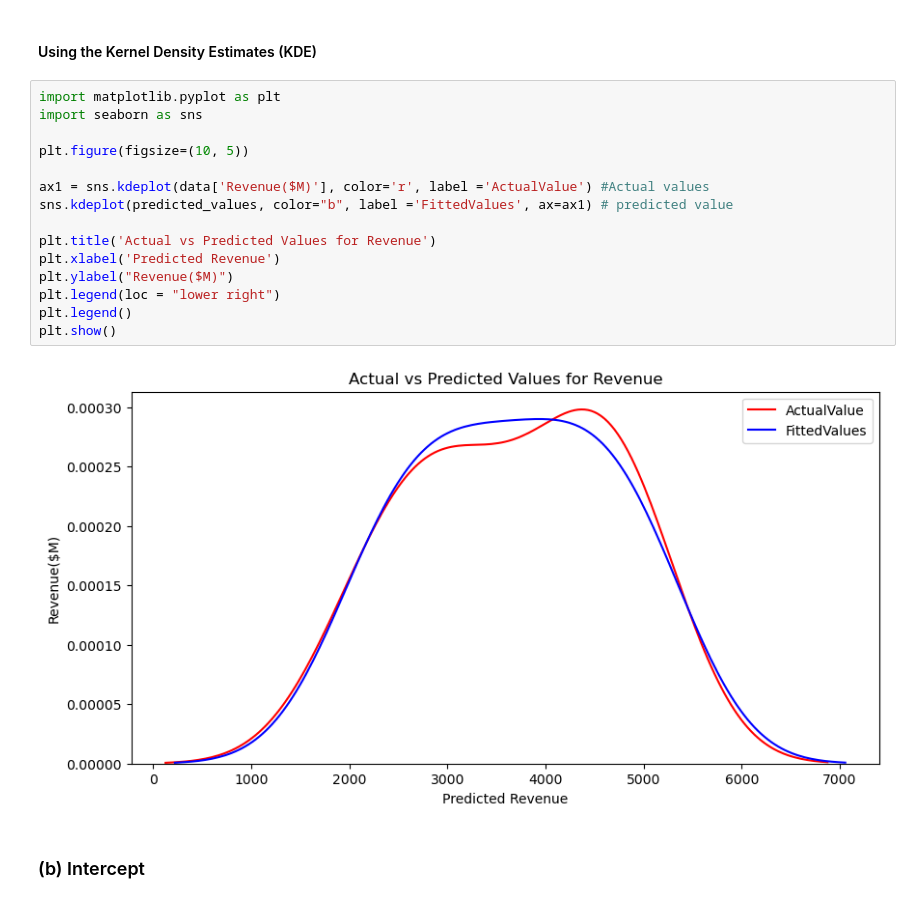
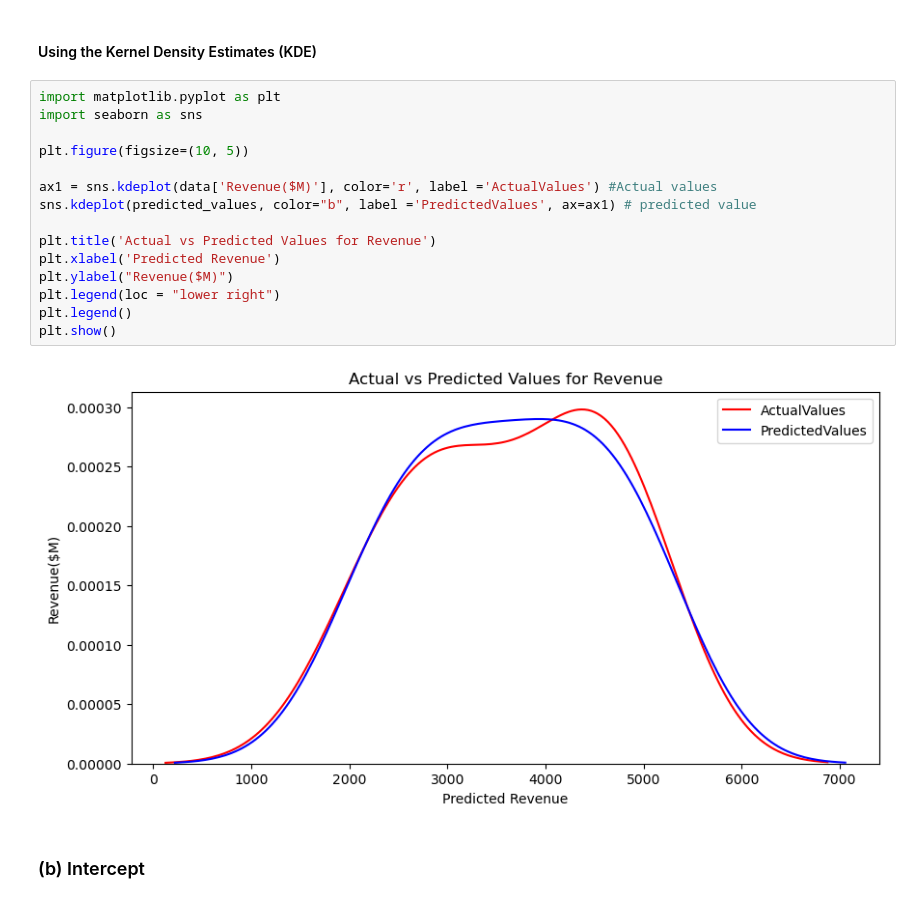
Before and after one commit to EdrisNat/Simulation, a Jupyter notebook: CAT1(151-371) Liberty Sales.ipynb, the cells around one changed output. Cells and saved outputs as stored; diff of their text form.

```diff
--- a/CAT1(151-371) Liberty Sales.ipynb
+++ b/CAT1(151-371) Liberty Sales.ipynb
@@ -175,20 +180,20 @@ plt.show()
 # %%
 import matplotlib.pyplot as plt
 import seaborn as sns
 
 plt.figure(figsize=(10, 5))
 
-ax1 = sns.kdeplot(data['Revenue($M)'], color='r', label ='ActualValue') #Actual values
-sns.kdeplot(predicted_values, color="b", label ='FittedValues', ax=ax1) # predicted value
+ax1 = sns.kdeplot(data['Revenue($M)'], color='r', label ='ActualValues') #Actual values
+sns.kdeplot(predicted_values, color="b", label ='PredictedValues', ax=ax1) # predicted value
 
 plt.title('Actual vs Predicted Values for Revenue')
 plt.xlabel('Predicted Revenue')
 plt.ylabel("Revenue($M)")
 plt.legend(loc = "lower right")
 plt.legend()
 plt.show()
 # %% [output]
-[figure, old version]
+[figure, new version]
 # %% [markdown]
 ### (b) Intercept
 # %%
```
Also changed, not shown: parts of 9 cells of this notebook.
